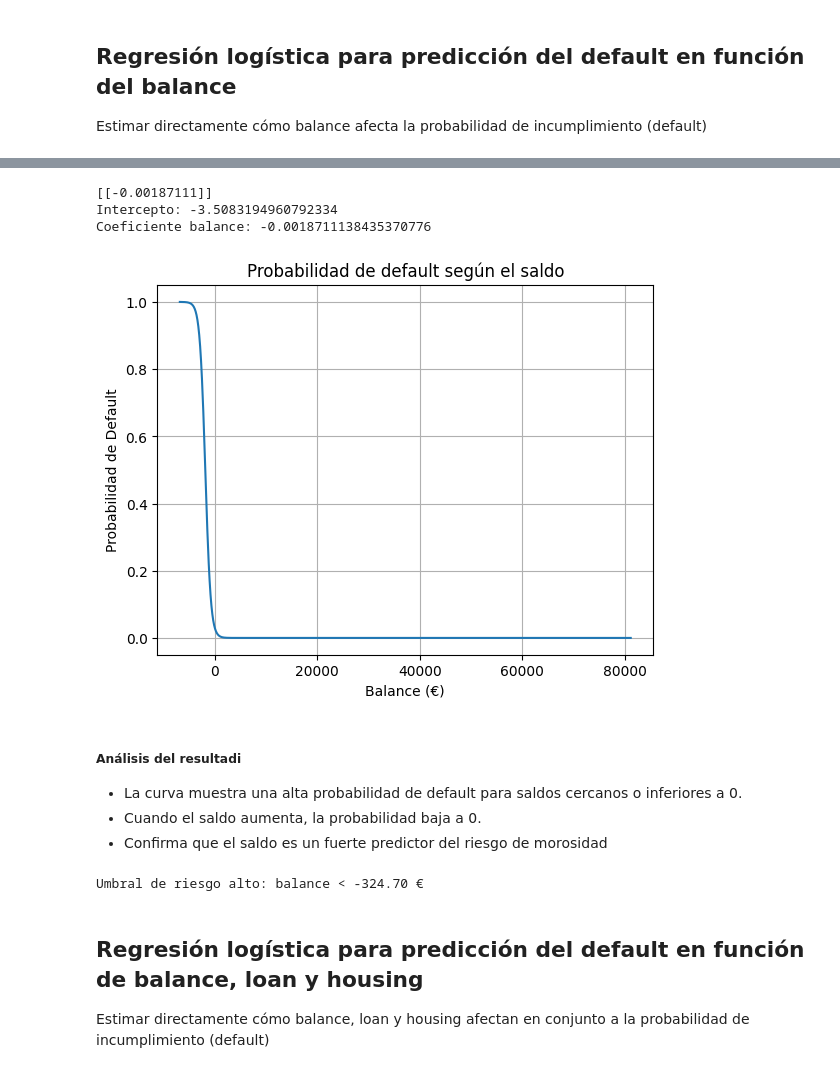
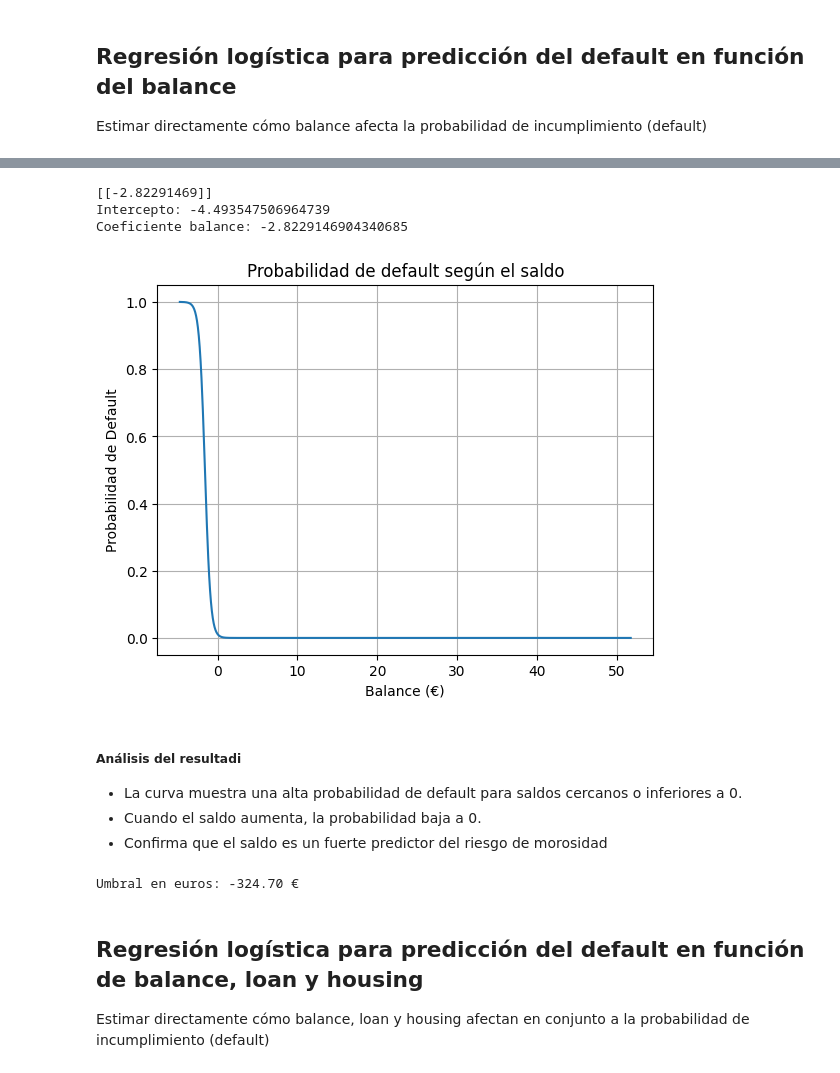
Before and after one commit to MarinaTorba/PersonalDataProrjects, a Jupyter notebook: Equip_9/Scripts/Analisis_Finanzas_250526.ipynb, the cells around one changed output, grey strips where cells are left out. Drawn from its saved outputs; the diff is of its cells as text; code cells hidden in the pictures.

```diff
--- a/Equip_9/Scripts/Analisis_Finanzas_250526.ipynb
+++ b/Equip_9/Scripts/Analisis_Finanzas_250526.ipynb
@@ -160,3 +433,8 @@ print(porcentaje_riesgo)
 # %% [markdown]
 ## Regresión logística para predicción del default en función del balance
 Estimar directamente cómo balance afecta la probabilidad de incumplimiento (default)
+# %%
+scaler = RobustScaler()
+df[['balance_scaled']] = scaler.fit_transform(df[['balance']])
+
+df[['balance', 'balance_scaled']].head(10)
@@ -163,3 +453,3 @@ Estimar directamente cómo balance afecta la probabilidad de incumplimiento (def
 # %%
 # convertir variables binarias
-df[['default']].astype(int)
+df[['default']]= df[['default']].astype(int)
@@ -180,5 +456,5 @@ df[['default']].astype(int)
 # %%
-X = df[['balance']]     # predictor
+X = df[['balance_scaled']]     # predictor
 y = df['default']       # objetivo --> variable binaria
 
 # Dividir los datos en entrenamiento y prueba
@@ -193,23 +469,24 @@ print(model.coef_)
 print("Intercepto:", model.intercept_[0])
 print("Coeficiente balance:", model.coef_[0][0])
 # %% [output]
-[[-0.00187111]]
-Intercepto: -3.5083194960792334
-Coeficiente balance: -0.0018711138435370776
+[[-2.82291469]]
+Intercepto: -4.493547506964739
+Coeficiente balance: -2.8229146904340685
 # %%
 # Predecir probabilidad en función del saldo --> crear un rango de valores uniforme para ver la variación del default
 balances = np.linspace(df['balance'].min(), df['balance'].max(), 1000).reshape(-1, 1)
-proba_default = model.predict_proba(balances)[:, 1]
+balances_scaled = scaler.transform(balances)
+proba_default = model.predict_proba(balances_scaled)[:, 1]
 # %%
 # Visualizar la curva
-plt.plot(balances, proba_default)
+plt.plot(balances_scaled, proba_default)
 plt.xlabel('Balance (€)')
 plt.ylabel('Probabilidad de Default')
 plt.title('Probabilidad de default según el saldo')
 plt.grid()
 plt.show()
 # %% [output]
-[figure, old version]
+[figure, new version]
 # %% [markdown]
 ##### Análisis del resultadi
 - La curva muestra una alta probabilidad de default para saldos cercanos o inferiores a 0.
@@ -218,10 +495,11 @@ plt.show()
 # %%
 # Saldo a partir del cual la probabilidad de default cae por debajo del 5%:
 probab_limite = 0.05
-umbral_saldo = balances[proba_default >= probab_limite].max()
-print(f"Umbral de riesgo alto: balance < {umbral_saldo:.2f} €")
+umbral_saldo = balances_scaled[proba_default >= probab_limite].max()
+umbral_balance_euros = scaler.inverse_transform([[umbral_saldo]])[0][0]
+print(f"Umbral en euros: {umbral_balance_euros:.2f} €")
 # %% [output]
-Umbral de riesgo alto: balance < -324.70 €
+Umbral en euros: -324.70 €
 # %% [markdown]
 ## Regresión logística para predicción del default en función de balance, loan y housing
 Estimar directamente cómo balance, loan y housing afectan en conjunto a la probabilidad de incumplimiento (default)
```
Also changed, not shown: parts of 31 cells of this notebook, 2 other files.
